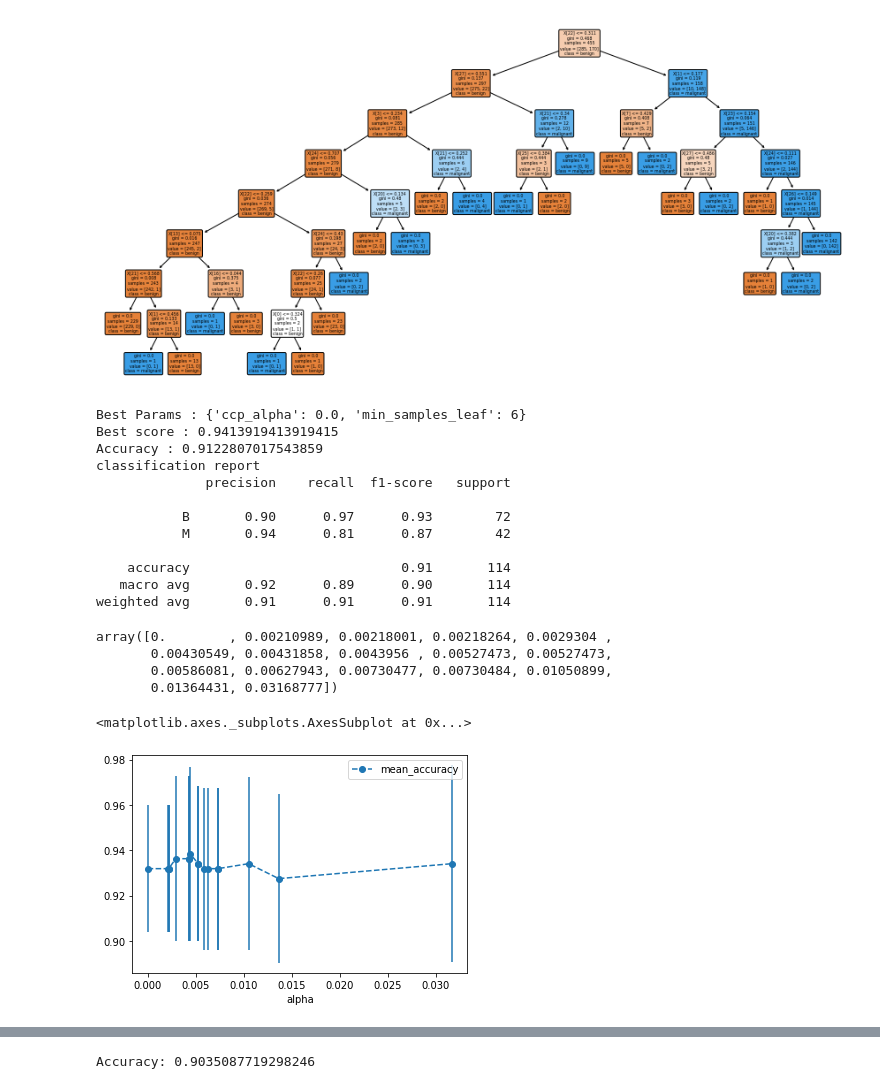
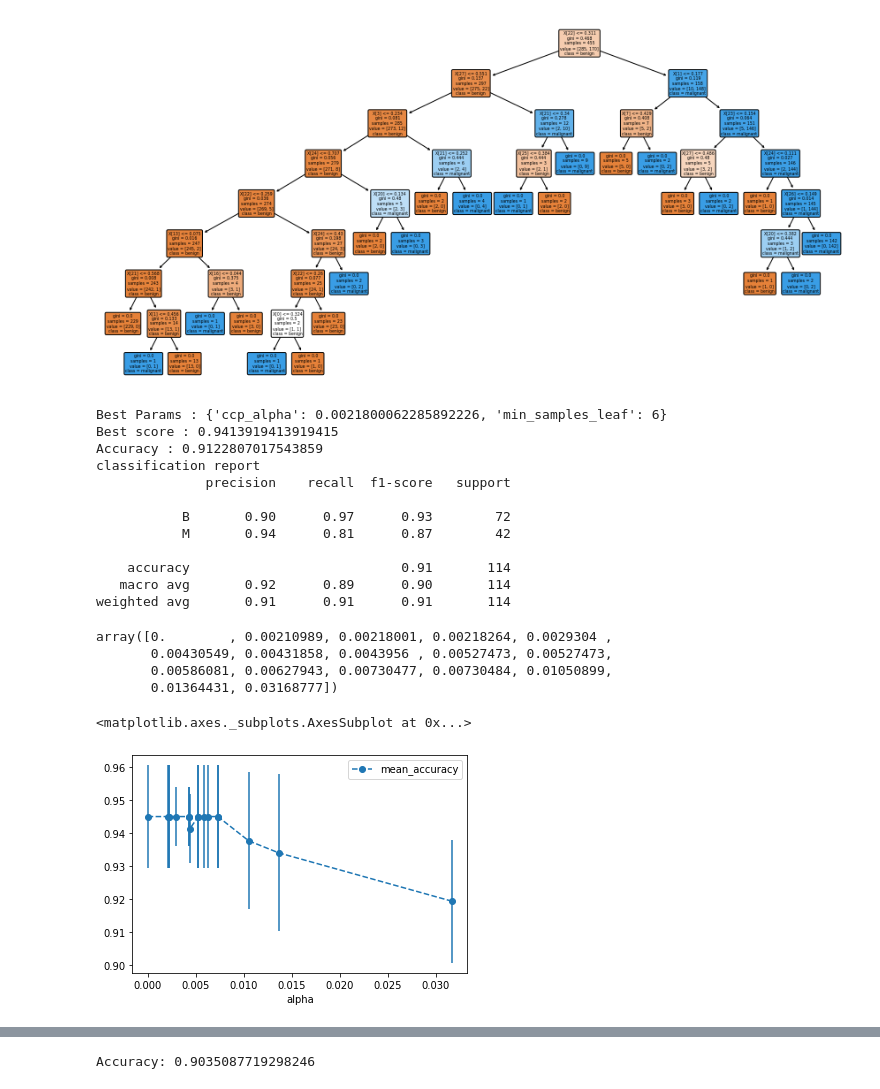
Before and after one commit to raulsainz/DataAnalytics, a Jupyter notebook: KNN.ipynb, the cells around one changed output, grey strips where cells are left out. Saved outputs shown, nothing was run; the diff lists cells and outputs as text; code cells hidden in the pictures.

```diff
--- a/KNN.ipynb
+++ b/KNN.ipynb
@@ -305,7 +297,3 @@ plot_confusion_matrix(kdd_final,X_test,y_test, display_labels=['benign','maligna
 # %% [output]
 <sklearn.metrics._plot.confusion_matrix.ConfusionMatrixDisplay at 0x...>
 [figure]
-# %%
-# Splitting train data for model tuning with cross-validation
-cv_train = ShuffleSplit(n_splits=cv_n_split, test_size=test_train_split_part, random_state=random_state)
-plot_learning_curve(knn, "KNN", X_train, y_train, cv=cv_train)
@@ -347,6 +333,7 @@ cpp_alphas = path.ccp_alphas #extract different values for alpha
 cpp_alphas = cpp_alphas[:-1] #exclude the maximum value for alpha
 decision_trees =[] #create array to save each tree info
 # %%
+# Using cross-validation
 decision_tree = DecisionTreeClassifier()
 param_grid = {
                 'min_samples_leaf': [i for i in range(2,10)],
@@ -354,7 +341,6 @@ param_grid = {
                 }
 decision_tree_CV = GridSearchCV(decision_tree, param_grid=param_grid, cv=cv_train, verbose=False)
 decision_tree_CV.fit(X_train, y_train)
-#print(decision_tree_CV.best_params_)
 
 print('Best Params :',decision_tree_CV.best_params_)
 print('Best score :',decision_tree_CV.best_score_)
@@ -363,7 +349,7 @@ print('Accuracy :',decision_tree_CV.best_estimator_.score(X_test,y_test))
 print('classification report')
 print(classification_report(y_test,y_preds))
 # %% [output]
-Best Params : {'ccp_alpha': 0.0, 'min_samples_leaf': 6}
+Best Params : {'ccp_alpha': 0.0021800062285892226, 'min_samples_leaf': 6}
 Best score : 0.9413919413919415
 Accuracy : 0.9122807017543859
 classification report
@@ -384,16 +370,15 @@ array([0.        , 0.00210989, 0.00218001, 0.00218264, 0.0029304 ,
        0.01364431, 0.03168777])
 # %%
 alpha_values = [] #create array to store different alpha values
-folds = 5 #5 define number folds, select 5 because sample is small
 for alpha in cpp_alphas:
     clf_dt = DecisionTreeClassifier(random_state=random_state,ccp_alpha=alpha) #create tree with selected aplha
-    scores = cross_val_score(clf_dt,X_train,y_train,cv=folds) #Evaluate a score by cross-validation
+    scores = cross_val_score(clf_dt,X_train,y_train,cv=cv_train) #Evaluate a score by cross-validation
     alpha_values.append([alpha,np.mean(scores),np.std(scores)]) #Add score values of alpha to array
 alpha_results = pd.DataFrame(alpha_values,columns=['alpha','mean_accuracy','std']) #store result on dataframe for ploting
 alpha_results.plot(x='alpha',y='mean_accuracy',yerr='std',marker='o',linestyle='--')
 # %% [output]
 <matplotlib.axes._subplots.AxesSubplot at 0x...>
-[figure, old version]
+[figure, new version]
 # %%
 alpha_results.sort_values(by=['mean_accuracy'], ascending=False)
 # %% [output]
```
Also changed, not shown: parts of 21 cells of this notebook.
